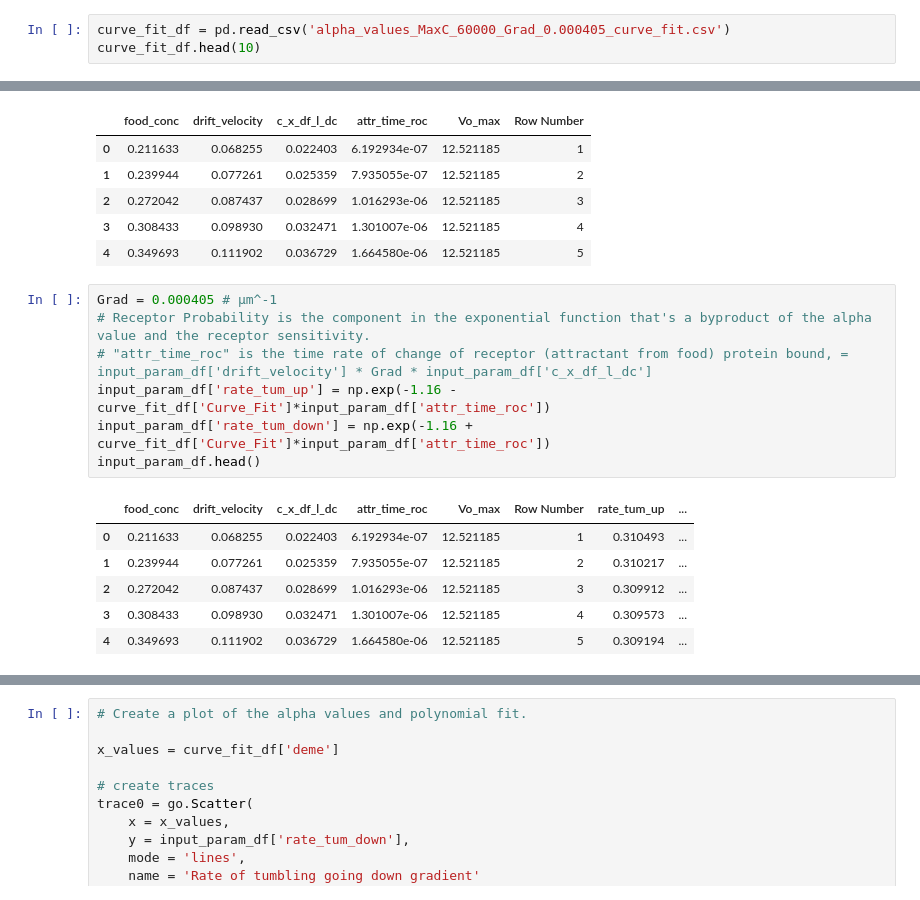
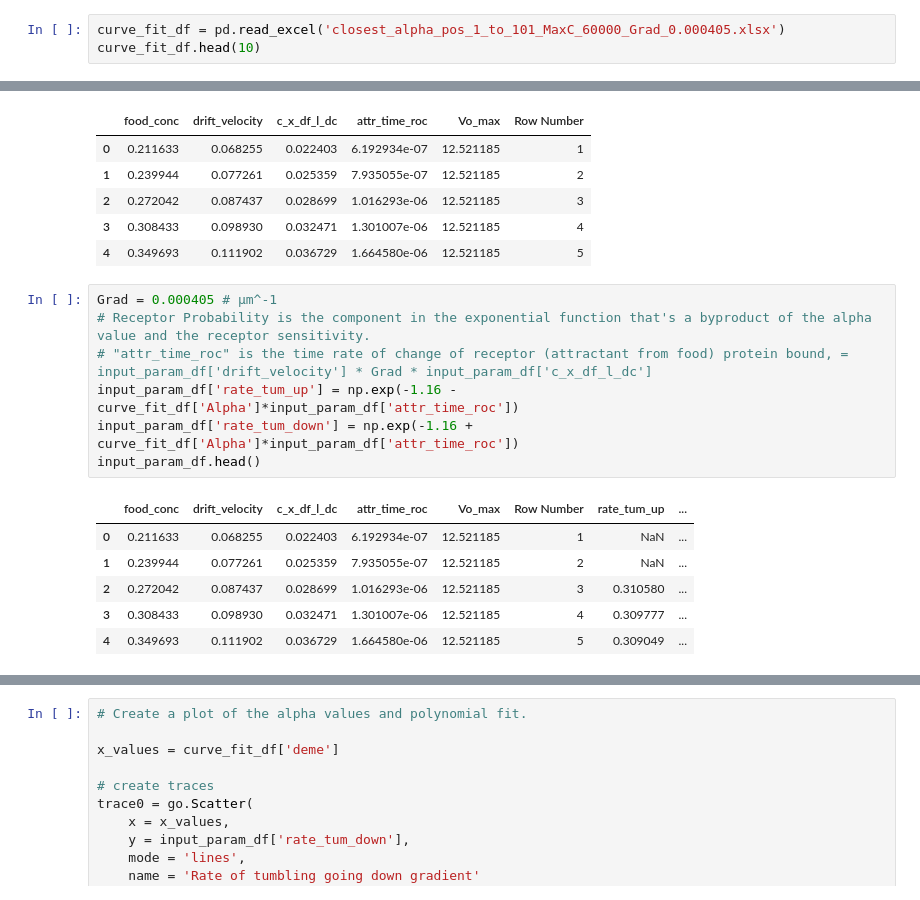
Before and after one commit to Frood-for-Thought/Run_Tumble_Gillespie_Diffusion_Equation, a Jupyter notebook: plotting.ipynb, the cells around one changed output, grey strips where cells are left out. Drawn from its saved outputs; the diff is of its cells as text.

```diff
--- a/plotting.ipynb
+++ b/plotting.ipynb
@@ -6,6 +6,6 @@ import matplotlib.pyplot as plt
 import plotly.graph_objs as go
 import seaborn as sns
 # %%
-curve_fit_df = pd.read_csv('alpha_values_MaxC_60000_Grad_0.000405_curve_fit.csv')
+curve_fit_df = pd.read_excel('closest_alpha_pos_1_to_101_MaxC_60000_Grad_0.000405.xlsx')
 curve_fit_df.head(10)
 # %% [output]
@@ -33,17 +33,17 @@ input_param_df.head()
 # %%
 Grad = 0.000405 # µm^-1
 # Receptor Probability is the component in the exponential function that's a byproduct of the alpha value and the receptor sensitivity.
 # "attr_time_roc" is the time rate of change of receptor (attractant from food) protein bound, = input_param_df['drift_velocity'] * Grad * input_param_df['c_x_df_l_dc']
-input_param_df['rate_tum_up'] = np.exp(-1.16 - curve_fit_df['Curve_Fit']*input_param_df['attr_time_roc'])
-input_param_df['rate_tum_down'] = np.exp(-1.16 + curve_fit_df['Curve_Fit']*input_param_df['attr_time_roc'])
+input_param_df['rate_tum_up'] = np.exp(-1.16 - curve_fit_df['Alpha']*input_param_df['attr_time_roc'])
+input_param_df['rate_tum_down'] = np.exp(-1.16 + curve_fit_df['Alpha']*input_param_df['attr_time_roc'])
 input_param_df.head()
 # %% [output]
 |  | food_conc | drift_velocity | c_x_df_l_dc | attr_time_roc | Vo_max | Row Number | rate_tum_up | ... |
-| 0 | 0.211633 | 0.068255 | 0.022403 | 6.192934e-07 | 12.521185 | 1 | 0.310493 | ... |
-| 1 | 0.239944 | 0.077261 | 0.025359 | 7.935055e-07 | 12.521185 | 2 | 0.310217 | ... |
-| 2 | 0.272042 | 0.087437 | 0.028699 | 1.016293e-06 | 12.521185 | 3 | 0.309912 | ... |
-| 3 | 0.308433 | 0.098930 | 0.032471 | 1.301007e-06 | 12.521185 | 4 | 0.309573 | ... |
-| 4 | 0.349693 | 0.111902 | 0.036729 | 1.664580e-06 | 12.521185 | 5 | 0.309194 | ... |
+| 0 | 0.211633 | 0.068255 | 0.022403 | 6.192934e-07 | 12.521185 | 1 | NaN | ... |
+| 1 | 0.239944 | 0.077261 | 0.025359 | 7.935055e-07 | 12.521185 | 2 | NaN | ... |
+| 2 | 0.272042 | 0.087437 | 0.028699 | 1.016293e-06 | 12.521185 | 3 | 0.310580 | ... |
+| 3 | 0.308433 | 0.098930 | 0.032471 | 1.301007e-06 | 12.521185 | 4 | 0.309777 | ... |
+| 4 | 0.349693 | 0.111902 | 0.036729 | 1.664580e-06 | 12.521185 | 5 | 0.309049 | ... |
 # %%
 # Create a plot of the alpha values and polynomial fit.
 
```
Also changed, not shown: parts of 2 cells of this notebook.
